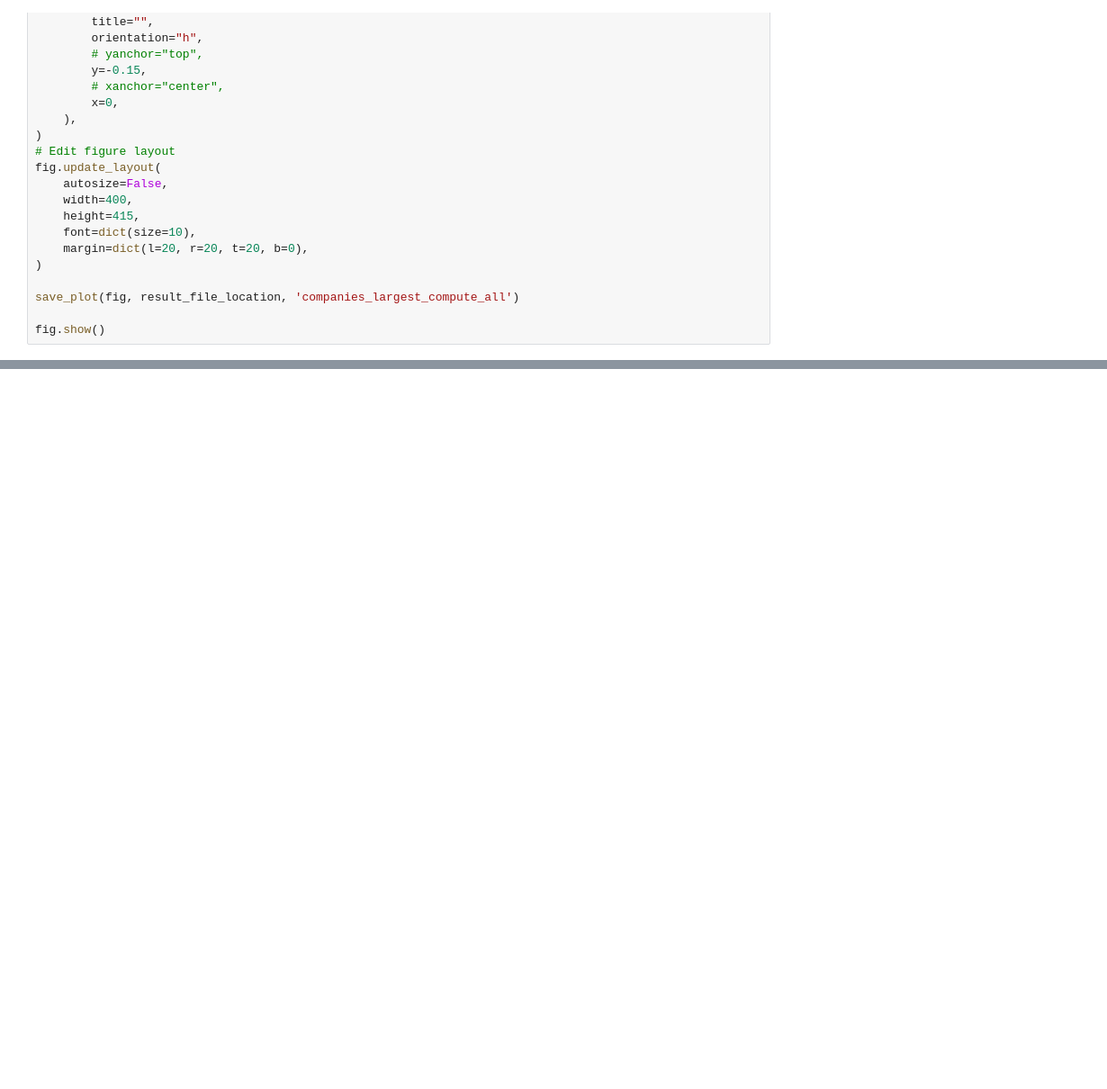
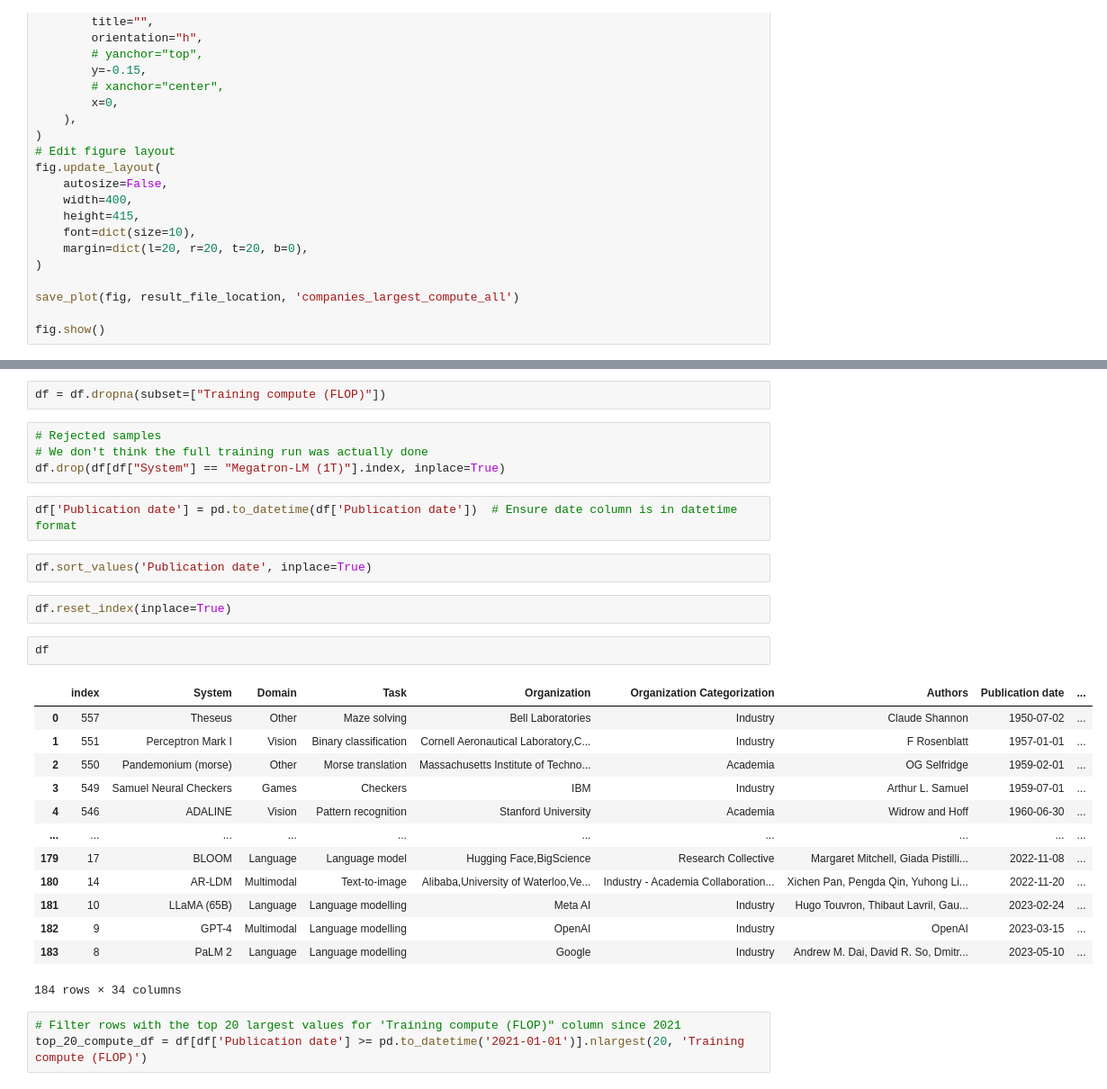
Before and after one commit to epoch-research/ai-research-impact, a Jupyter notebook: compute.ipynb, the cells around one changed output, grey strips where cells are left out. Shown at 90% size. Cells and saved outputs as stored; diff of their text form; blank space fills up the shorter version.

```diff
--- a/compute.ipynb
+++ b/compute.ipynb
@@ -316,0 +325,31 @@ fig.show()
+# %%
+df = df.dropna(subset=["Training compute (FLOP)"])
+# %%
+# Rejected samples
+# We don't think the full training run was actually done
+df.drop(df[df["System"] == "Megatron-LM (1T)"].index, inplace=True)
+# %%
+df['Publication date'] = pd.to_datetime(df['Publication date'])  # Ensure date column is in datetime format
+# %%
+df.sort_values('Publication date', inplace=True)
+# %%
+df.reset_index(inplace=True)
+# %%
+df
+# %% [output]
+|  | index | System | Domain | Task | Organization | Organization Categorization | Authors | Publication date | ... |
+| 0 | 557 | Theseus | Other | Maze solving | Bell Laboratories | Industry | Claude Shannon | 1950-07-02 | ... |
+| 1 | 551 | Perceptron Mark I | Vision | Binary classification | Cornell Aeronautical Laboratory,C... | Industry | F Rosenblatt | 1957-01-01 | ... |
+| 2 | 550 | Pandemonium (morse) | Other | Morse translation | Massachusetts Institute of Techno... | Academia | OG Selfridge | 1959-02-01 | ... |
+| 3 | 549 | Samuel Neural Checkers | Games | Checkers | IBM | Industry | Arthur L. Samuel | 1959-07-01 | ... |
+| 4 | 546 | ADALINE | Vision | Pattern recognition | Stanford University | Academia | Widrow and Hoff | 1960-06-30 | ... |
+| ... | ... | ... | ... | ... | ... | ... | ... | ... | ... |
+| 179 | 17 | BLOOM | Language | Language model | Hugging Face,BigScience | Research Collective | Margaret Mitchell, Giada Pistilli... | 2022-11-08 | ... |
+| 180 | 14 | AR-LDM | Multimodal | Text-to-image | Alibaba,University of Waterloo,Ve... | Industry - Academia Collaboration... | Xichen Pan, Pengda Qin, Yuhong Li... | 2022-11-20 | ... |
+| 181 | 10 | LLaMA (65B) | Language | Language modelling | Meta AI | Industry | Hugo Touvron, Thibaut Lavril, Gau... | 2023-02-24 | ... |
+| 182 | 9 | GPT-4 | Multimodal | Language modelling | OpenAI | Industry | OpenAI | 2023-03-15 | ... |
+| 183 | 8 | PaLM 2 | Language | Language modelling | Google | Industry | Andrew M. Dai, David R. So, Dmitr... | 2023-05-10 | ... |
+184 rows × 34 columns
+# %%
+# Filter rows with the top 20 largest values for 'Training compute (FLOP)" column since 2021
+top_20_compute_df = df[df['Publication date'] >= pd.to_datetime('2021-01-01')].nlargest(20, 'Training compute (FLOP)')
```
Also changed, not shown: parts of 12 cells of this notebook.
